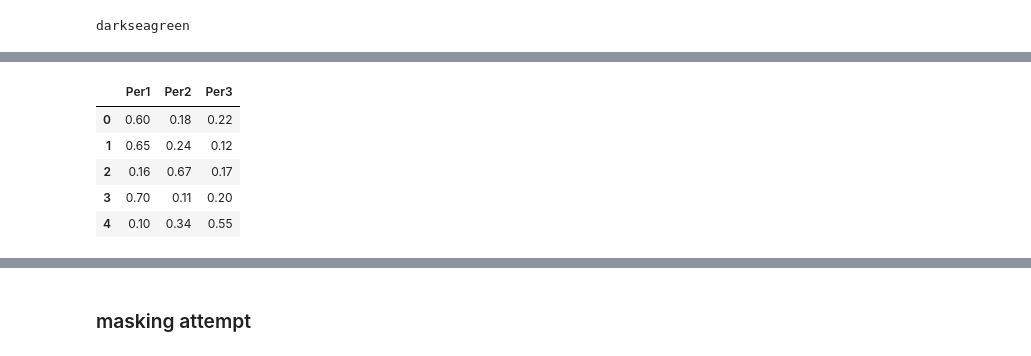
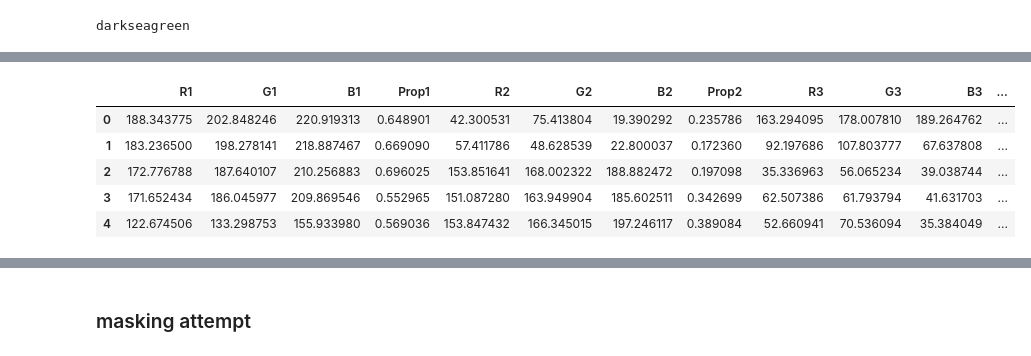
Before and after one commit to JiayueLin-CS/Quest_Project_2022, a Jupyter notebook: Quest_Project_2022.ipynb, the cells around one changed output, grey strips where cells are left out. Cells and saved outputs as stored; diff of their text form; code cells hidden in the pictures.

```diff
--- a/Quest_Project_2022.ipynb
+++ b/Quest_Project_2022.ipynb
@@ -254,12 +255,12 @@ def palette(clusters):
 # %%
 # column name list
 col_names =  ['R1', 'G1', 'B1', 'R2', 'G2', 'B2', 'R3', 'G3', 'B3']
-col_names1 =  ['Per1', 'Per2', 'Per3']
+#col_names1 =  ['Prop1', 'Prop2', 'Prop3']
+col_names2 =  ['Set1(R,G,B,Prop)', 'Set2(R,G,B,Prop)', 'Set3(R,G,B,Prop)']
 
-# create an empty dataframe
-# with columns
+# create an empty dataframe with columns
 RGBdf = pd.DataFrame(columns = col_names)
-PERdf = pd.DataFrame(columns = col_names1)
-#RGBdf
+#PERdf = pd.DataFrame(columns = col_names1)
+colorDF = pd.DataFrame(columns = col_names2)
 # %%
 #import time
@@ -457,14 +380,20 @@ darkseagreen
+# %%
+col_1 =  ['R1', 'G1', 'B1', 'Prop1']
+col_2 =  ['R2', 'G2', 'B2', 'Prop2']
+col_3 =  ['R3', 'G3', 'B3', 'Prop3']
+# %%
+combinedColorDF = pd.DataFrame()
+combinedColorDF[col_1] = pd.DataFrame(colorDF['Set1(R,G,B,Prop)'].tolist(), index=colorDF.index)
+combinedColorDF[col_2] = pd.DataFrame(colorDF['Set2(R,G,B,Prop)'].tolist(), index=colorDF.index)
+combinedColorDF[col_3] = pd.DataFrame(colorDF['Set3(R,G,B,Prop)'].tolist(), index=colorDF.index)
 # %%
-# percent column
-for i in range(len(per)):
-    PERdf.loc[i] = per[i]
-PERdf.head()
+combinedColorDF.head()
 # %% [output]
-|  | Per1 | Per2 | Per3 |
-| 0 | 0.60 | 0.18 | 0.22 |
-| 1 | 0.65 | 0.24 | 0.12 |
-| 2 | 0.16 | 0.67 | 0.17 |
-| 3 | 0.70 | 0.11 | 0.20 |
-| 4 | 0.10 | 0.34 | 0.55 |
+|  | R1 | G1 | B1 | Prop1 | R2 | G2 | B2 | Prop2 | R3 | G3 | B3 | ... |
+| 0 | 188.343775 | 202.848246 | 220.919313 | 0.648901 | 42.300531 | 75.413804 | 19.390292 | 0.235786 | 163.294095 | 178.007810 | 189.264762 | ... |
+| 1 | 183.236500 | 198.278141 | 218.887467 | 0.669090 | 57.411786 | 48.628539 | 22.800037 | 0.172360 | 92.197686 | 107.803777 | 67.637808 | ... |
+| 2 | 172.776788 | 187.640107 | 210.256883 | 0.696025 | 153.851641 | 168.002322 | 188.882472 | 0.197098 | 35.336963 | 56.065234 | 39.038744 | ... |
+| 3 | 171.652434 | 186.045977 | 209.869546 | 0.552965 | 151.087280 | 163.949904 | 185.602511 | 0.342699 | 62.507386 | 61.793794 | 41.631703 | ... |
+| 4 | 122.674506 | 133.298753 | 155.933980 | 0.569036 | 153.847432 | 166.345015 | 197.246117 | 0.389084 | 52.660941 | 70.536094 | 35.384049 | ... |
 # %%
 # re-set index to be same as iNatStruct
```
Also changed, not shown: parts of 29 cells of this notebook, 2 other files.
